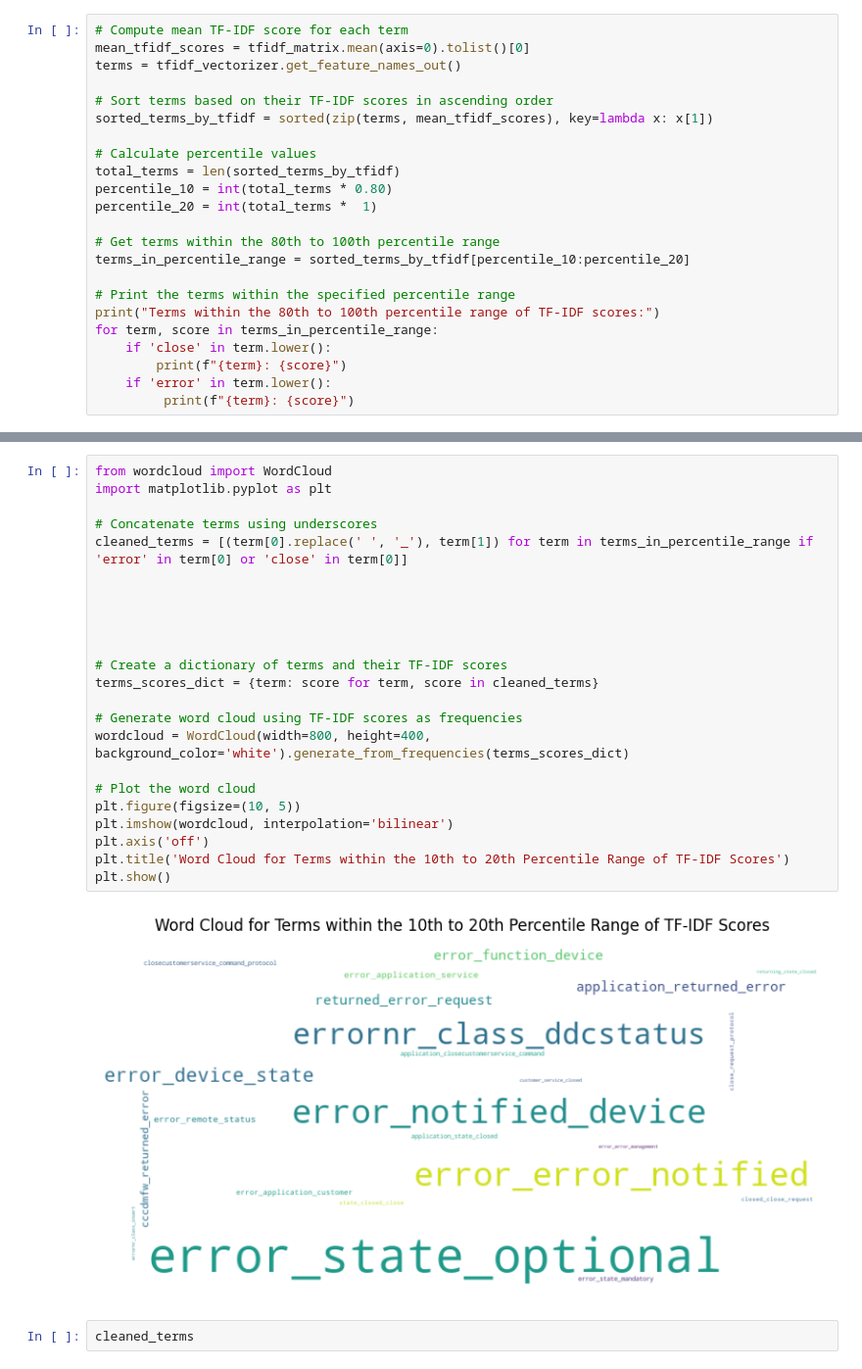
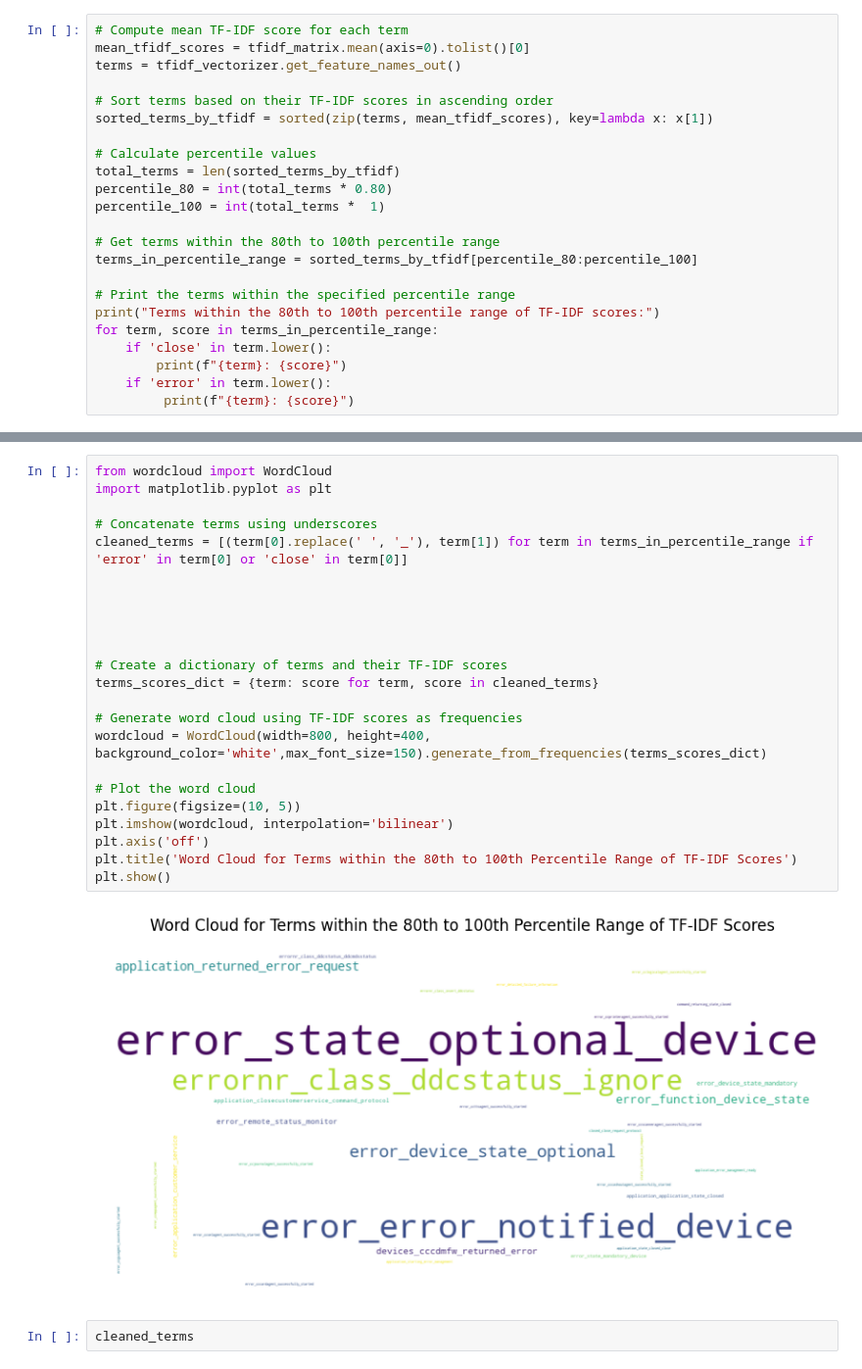
Before and after one commit to etechoptimist/logRCA_toolkit, a Jupyter notebook: log_anomalies_detection.ipynb, the cells around one changed output, grey strips where cells are left out. Shown at 98% size. Drawn from its saved outputs; the diff is of its cells as text.

Commit message:
Adding wordcloud

```diff
--- a/log_anomalies_detection.ipynb
+++ b/log_anomalies_detection.ipynb
@@ -109,11 +125,11 @@ sorted_terms_by_tfidf = sorted(zip(terms, mean_tfidf_scores), key=lambda x: x[1]
 
 # Calculate percentile values
 total_terms = len(sorted_terms_by_tfidf)
-percentile_10 = int(total_terms * 0.80)
-percentile_20 = int(total_terms *  1)
+percentile_80 = int(total_terms * 0.80)
+percentile_100 = int(total_terms *  1)
 
 # Get terms within the 80th to 100th percentile range
-terms_in_percentile_range = sorted_terms_by_tfidf[percentile_10:percentile_20]
+terms_in_percentile_range = sorted_terms_by_tfidf[percentile_80:percentile_100]
 
 # Print the terms within the specified percentile range
 print("Terms within the 80th to 100th percentile range of TF-IDF scores:")
@@ -157,28 +173,28 @@ plt.show()
 # %%
 from wordcloud import WordCloud
 import matplotlib.pyplot as plt
 
 # Concatenate terms using underscores
 cleaned_terms = [(term[0].replace(' ', '_'), term[1]) for term in terms_in_percentile_range if 'error' in term[0] or 'close' in term[0]]
 
 
 
 
 
 # Create a dictionary of terms and their TF-IDF scores
 terms_scores_dict = {term: score for term, score in cleaned_terms}
 
 # Generate word cloud using TF-IDF scores as frequencies
-wordcloud = WordCloud(width=800, height=400, background_color='white').generate_from_frequencies(terms_scores_dict)
+wordcloud = WordCloud(width=800, height=400, background_color='white',max_font_size=150).generate_from_frequencies(terms_scores_dict)
 
 # Plot the word cloud
 plt.figure(figsize=(10, 5))
 plt.imshow(wordcloud, interpolation='bilinear')
 plt.axis('off')
-plt.title('Word Cloud for Terms within the 10th to 20th Percentile Range of TF-IDF Scores')
+plt.title('Word Cloud for Terms within the 80th to 100th Percentile Range of TF-IDF Scores')
 plt.show()
 # %% [output]
-[figure, old version]
+[figure, new version]
 # %%
 cleaned_terms
 # %% [output]
```
Also changed, not shown: parts of 8 cells of this notebook.
